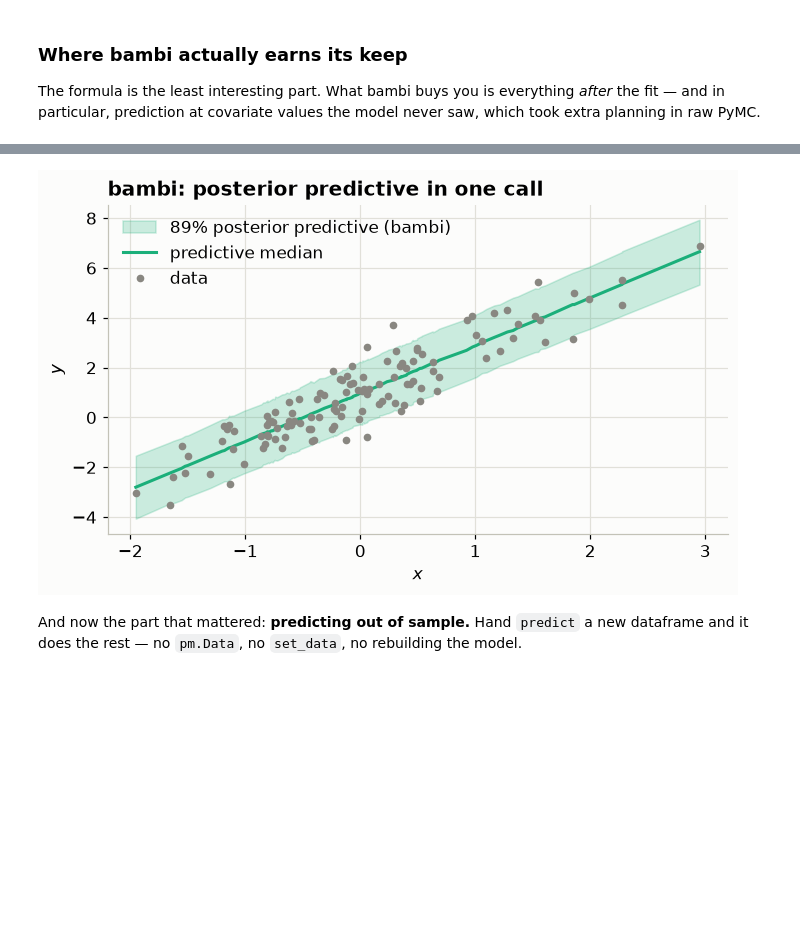
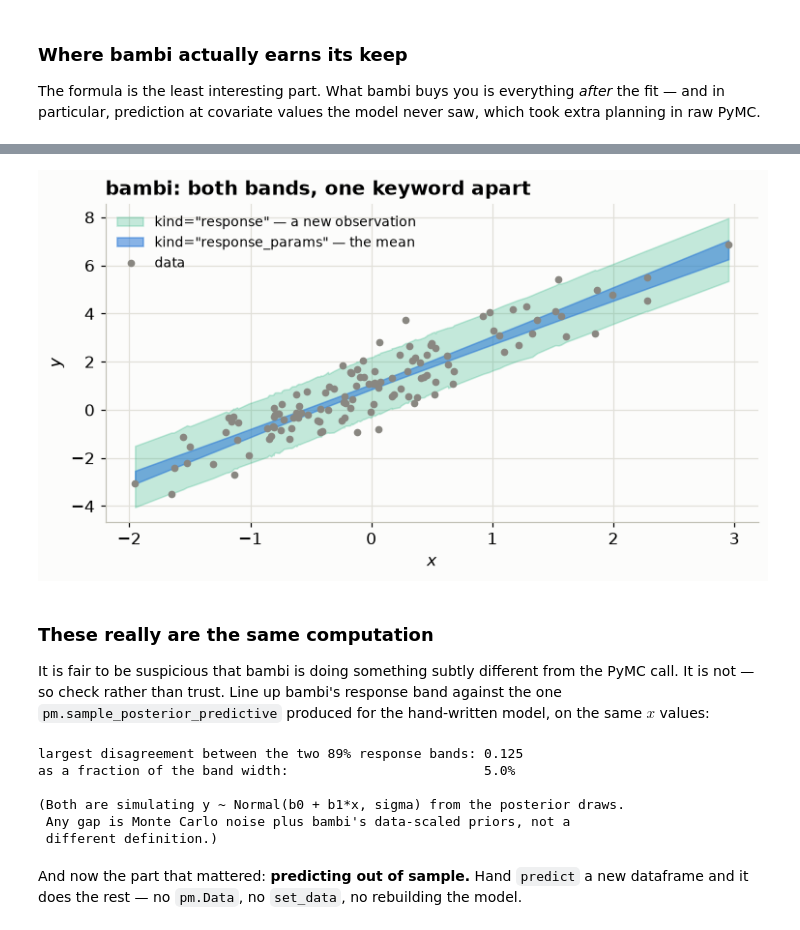
Before and after one commit to VeronikaWendler/sbi4cogsci, a Jupyter notebook: tutorials/day2_bayes_toolkit/pymc-intro.ipynb, the cells around one changed output, grey strips where cells are left out. Drawn from its saved outputs; the diff is of its cells as text; code cells hidden in the pictures; blank space fills up the shorter version.

```diff
--- a/tutorials/day2_bayes_toolkit/pymc-intro.ipynb
+++ b/tutorials/day2_bayes_toolkit/pymc-intro.ipynb
@@ -845,25 +1121,53 @@ never saw, which took extra planning in raw PyMC.
 # %%
-# Posterior predictive at the observed data: one argument.
-model_bmb.predict(idata_bmb, kind="response", inplace=True)
+# Both kinds, one line each.
+model_bmb.predict(idata_bmb, kind="response_params", inplace=True)  # -> posterior["mu"]
+model_bmb.predict(idata_bmb, kind="response", inplace=True)         # -> posterior_predictive["y"]
+
+mu_b = idata_bmb["posterior"].dataset["mu"].values
+mu_b = mu_b.reshape(-1, mu_b.shape[-1])
+mu_lo_b, mu_hi_b = np.percentile(mu_b, [5.5, 94.5], axis=0)
 
 pp = idata_bmb["posterior_predictive"].dataset["y"].values
 pp = pp.reshape(-1, pp.shape[-1])
 lo_b, mid_b, hi_b = np.percentile(pp, [5.5, 50, 94.5], axis=0)
 
 order = np.argsort(data["x"].to_numpy())
 xo = data["x"].to_numpy()[order]
 
-fig, ax = plt.subplots(figsize=(6.5, 4))
-ax.fill_between(xo, lo_b[order], hi_b[order], color=S.ALT, alpha=0.22,
-                label="89% posterior predictive (bambi)")
-ax.plot(xo, mid_b[order], color=S.ALT, lw=2, label="predictive median")
+fig, ax = plt.subplots(figsize=(7, 4))
+ax.fill_between(xo, lo_b[order], hi_b[order], color=S.ALT, alpha=0.25,
+                label='kind="response" — a new observation')
+ax.fill_between(xo, mu_lo_b[order], mu_hi_b[order], color=S.PRIMARY, alpha=0.55,
+                label='kind="response_params" — the mean')
 ax.plot(data["x"], data["y"], "o", color=S.MUTED, ms=4, ls="none",
         label="data", zorder=3)
-ax.set(title="bambi: posterior predictive in one call", xlabel="$x$", ylabel="$y$")
-ax.legend()
+ax.set(title="bambi: both bands, one keyword apart", xlabel="$x$", ylabel="$y$")
+ax.legend(fontsize=9, loc="upper left")
 fig.tight_layout()
 # %% [output]
-[figure, old version]
+[figure, new version]
+# %% [markdown]
+### These really are the same computation
+
+It is fair to be suspicious that bambi is doing something subtly different
+from the PyMC call. It is not — so check rather than trust. Line up bambi's
+response band against the one `pm.sample_posterior_predictive` produced for
+the hand-written model, on the same $x$ values:
+# %%
+band_gap = np.abs((hi_b - lo_b)[order] - (hi - lo)[order])
+print(f"largest disagreement between the two 89% response bands: {band_gap.max():.3f}")
+print(f"as a fraction of the band width:                         "
+      f"{band_gap.max() / (hi - lo)[order].mean():.1%}")
+print("\n(Both are simulating y ~ Normal(b0 + b1*x, sigma) from the posterior "
+      "draws.\n Any gap is Monte Carlo noise plus bambi's data-scaled priors, "
+      "not a\n different definition.)")
+# %% [output]
+largest disagreement between the two 89% response bands: 0.125
+as a fraction of the band width:                         5.0%
+
+(Both are simulating y ~ Normal(b0 + b1*x, sigma) from the posterior draws.
+ Any gap is Monte Carlo noise plus bambi's data-scaled priors, not a
+ different definition.)
 # %% [markdown]
 And now the part that mattered: **predicting out of sample.** Hand `predict` a
 new dataframe and it does the rest — no `pm.Data`, no `set_data`, no rebuilding
```
Also changed, not shown: parts of 39 cells of this notebook, 7 other files.
